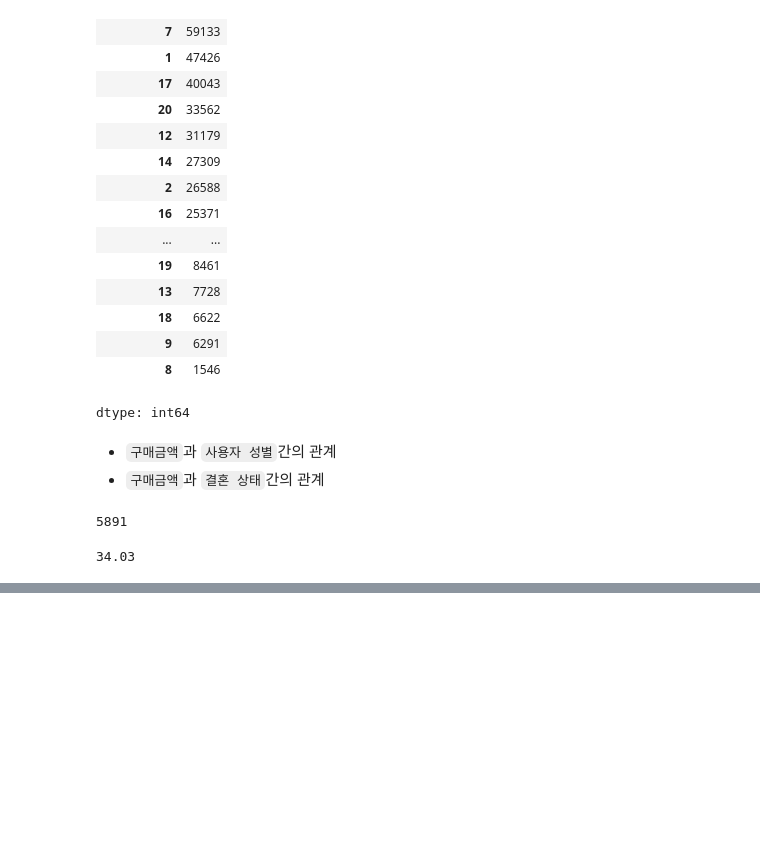
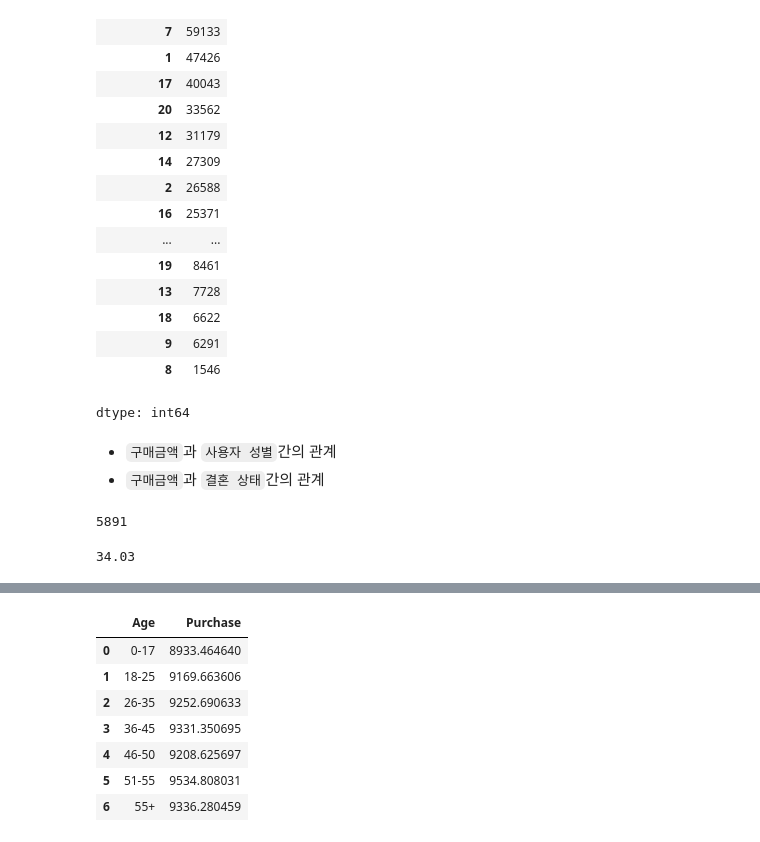
Before and after one commit to chang-ho-jeon/wallmart_dataset_analysis, a Jupyter notebook: notebook/wallmart_dataset_analysis.ipynb, the cells around one changed output, grey strips where cells are left out. Drawn from its saved outputs; the diff is of its cells as text; code cells hidden in the pictures; blank space fills up the shorter version.

```diff
--- a/notebook/wallmart_dataset_analysis.ipynb
+++ b/notebook/wallmart_dataset_analysis.ipynb
@@ -189,0 +230,13 @@ round((top10 / total) * 100, 2)
+# %%
+# 'Age'별 평균 구매금액('Purchase')
+age_grouped_df = df.groupby('Age')['Purchase'].mean().reset_index()
+age_grouped_df
+# %% [output]
+|  | Age | Purchase |
+| 0 | 0-17 | 8933.464640 |
+| 1 | 18-25 | 9169.663606 |
+| 2 | 26-35 | 9252.690633 |
+| 3 | 36-45 | 9331.350695 |
+| 4 | 46-50 | 9208.625697 |
+| 5 | 51-55 | 9534.808031 |
+| 6 | 55+ | 9336.280459 |
```
Also changed, not shown: parts of 30 cells of this notebook.
